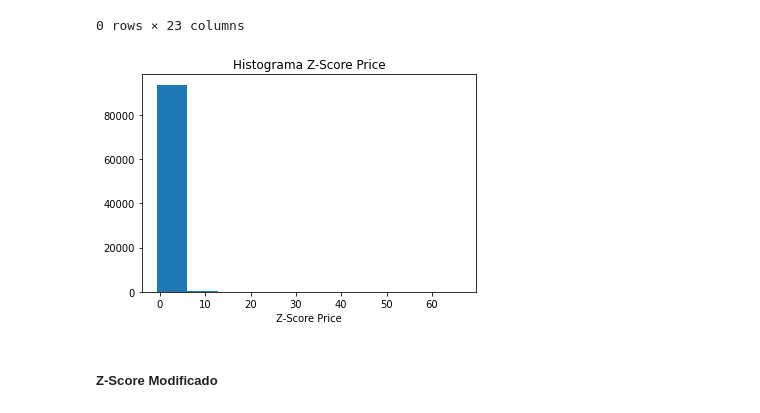
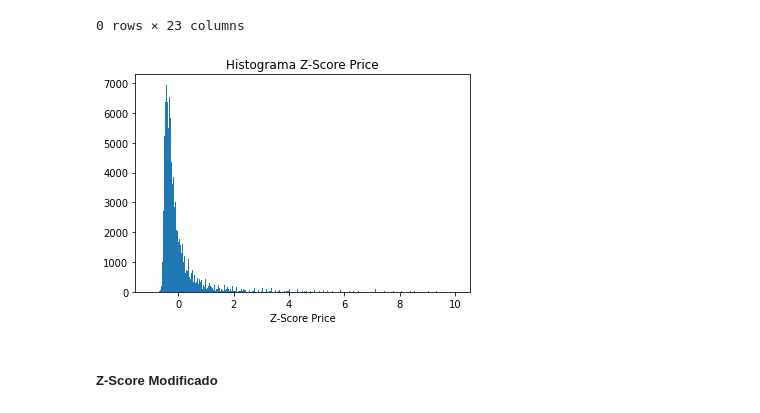
Before and after one commit to valencorrea/7506R-2C2022-GRUPO14, a Jupyter notebook: 7506R_TP1_GRUPO14_ENTREGA_ds.ipynb, the cells around one changed output. Drawn from its saved outputs; the diff is of its cells as text; code cells hidden in the pictures.

```diff
--- a/7506R_TP1_GRUPO14_ENTREGA_ds.ipynb
+++ b/7506R_TP1_GRUPO14_ENTREGA_ds.ipynb
@@ -646,12 +700,12 @@ df[df['z_price']<-3]
 |  | id | start_date | end_date | created_on | latitud | longitud | place_l2 | place_l3 | place_l4 | operation | ... |
 0 rows × 23 columns
 # %%
-plt.hist(df.z_price)
+plt.hist(df.z_price, bins=300, range=(-1,10))
 plt.title('Histograma Z-Score Price')
 plt.xlabel('Z-Score Price')
 plt.show()
 # %% [output]
-[figure, old version]
+[figure, new version]
 # %% [markdown]
 ##### Z-Score Modificado
 # %%
```
Also changed, not shown: parts of 72 cells of this notebook.
